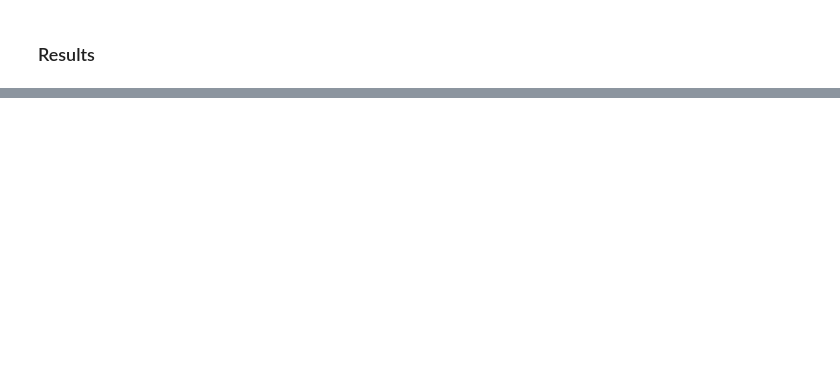
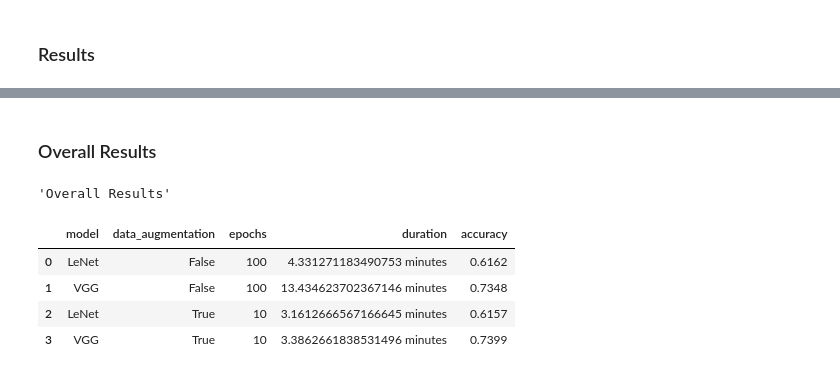
Before and after one commit to kocmana/tw_mle_exercise5, a Jupyter notebook: tw_mle_exercise5.ipynb, the cells around one changed output, grey strips where cells are left out. Drawn from its saved outputs; the diff is of its cells as text; code cells hidden in the pictures; blank space fills up the shorter version.

```diff
--- a/tw_mle_exercise5.ipynb
+++ b/tw_mle_exercise5.ipynb
@@ -323,0 +310,12 @@ for model in models:
+# %% [markdown]
+### Overall Results
+# %%
+results = pd.DataFrame(results)
+display('Overall Results', results)
+# %% [output]
+'Overall Results'
+|  | model | data_augmentation | epochs | duration | accuracy |
+| 0 | LeNet | False | 100 | 4.331271183490753 minutes | 0.6162 |
+| 1 | VGG | False | 100 | 13.434623702367146 minutes | 0.7348 |
+| 2 | LeNet | True | 10 | 3.1612666567166645 minutes | 0.6157 |
+| 3 | VGG | True | 10 | 3.3862661838531496 minutes | 0.7399 |
```
Also changed, not shown: parts of 21 cells of this notebook.
